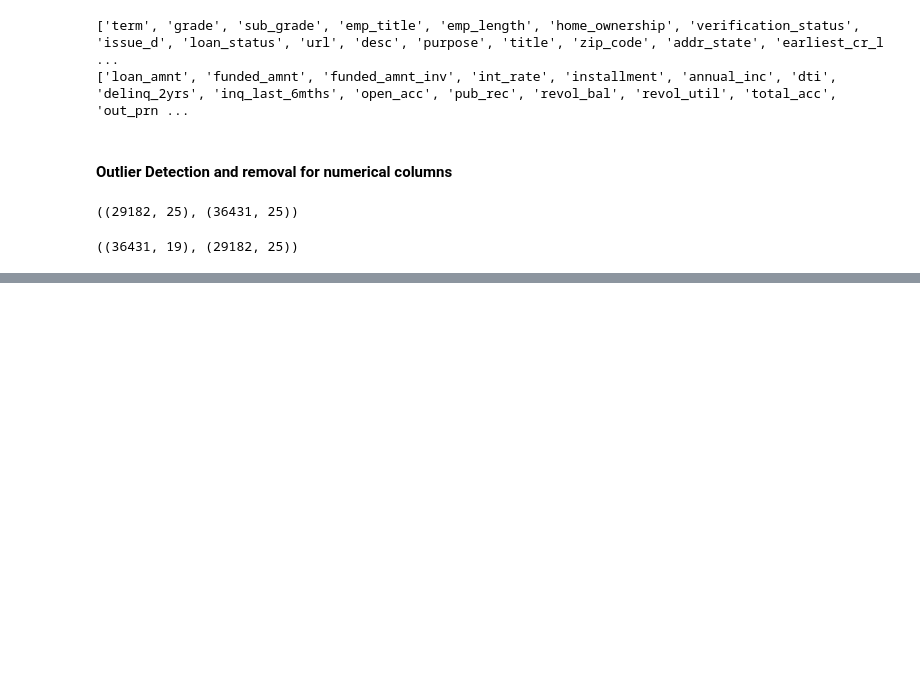
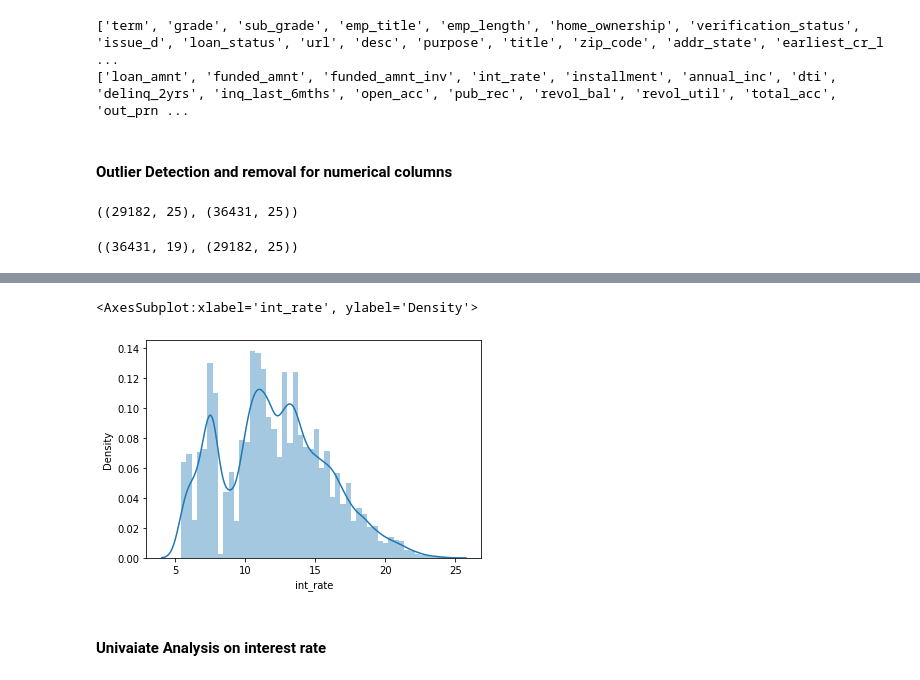
Before and after one commit to Anto-G/LendingClubCaseStudy, a Jupyter notebook: Upgrad - Lending Case Study (Anto & Hareesh).ipynb, the cells around one changed output, grey strips where cells are left out. Cells and saved outputs as stored; diff of their text form; code cells hidden in the pictures; blank space fills up the shorter version.

```diff
--- a/Upgrad - Lending Case Study (Anto & Hareesh).ipynb
+++ b/Upgrad - Lending Case Study (Anto & Hareesh).ipynb
@@ -226,0 +215,7 @@ plt.show()
+# %%
+sns.distplot(loan.int_rate)
+# %% [output]
+<AxesSubplot:xlabel='int_rate', ylabel='Density'>
+[figure, added]
+# %% [markdown]
+#### Univaiate Analysis on interest rate
```
Also changed, not shown: parts of 34 cells of this notebook.
